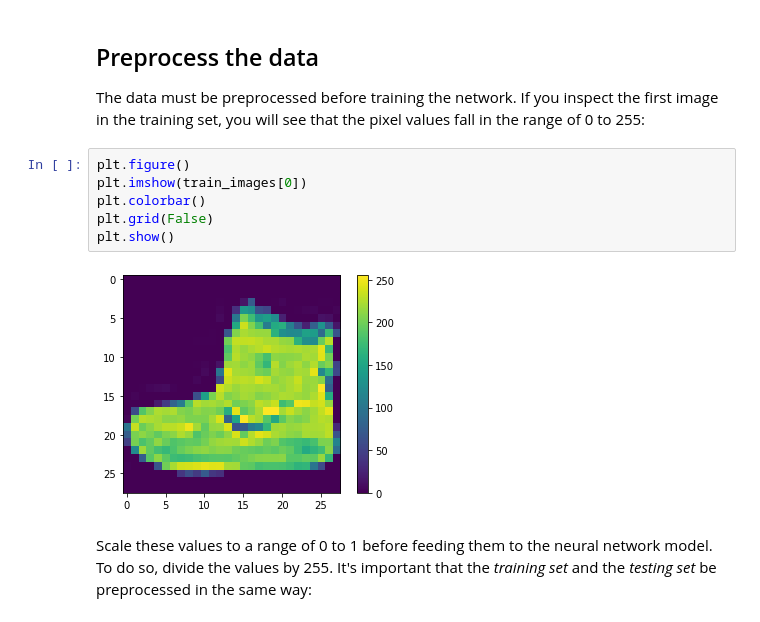
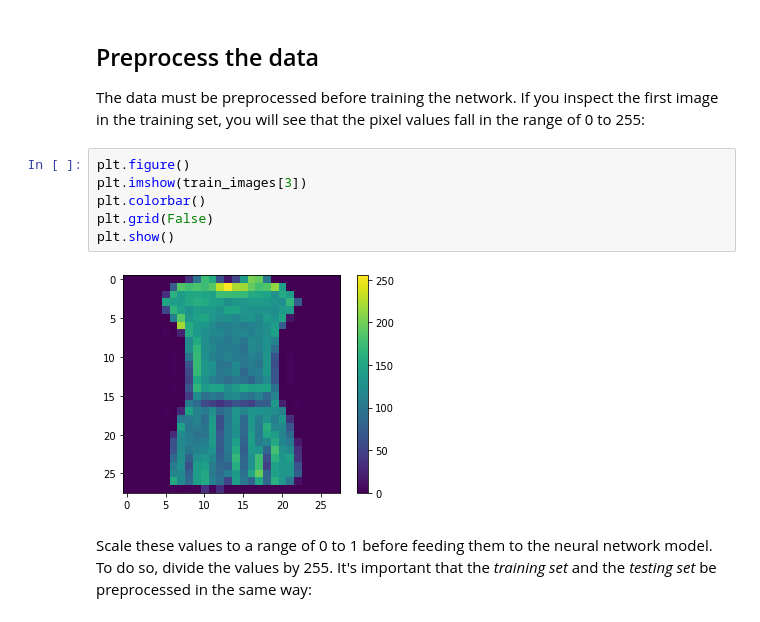
Before and after one commit to vkjadon/tf-CNN, a Jupyter notebook: tf105classification.ipynb, the cells around one changed output. Drawn from its saved outputs; the diff is of its cells as text.

```diff
--- a/tf105classification.ipynb
+++ b/tf105classification.ipynb
@@ -140,12 +145,12 @@ len(test_labels)
 The data must be preprocessed before training the network. If you inspect the first image in the training set, you will see that the pixel values fall in the range of 0 to 255:
 # %%
 plt.figure()
-plt.imshow(train_images[0])
+plt.imshow(train_images[3])
 plt.colorbar()
 plt.grid(False)
 plt.show()
 # %% [output]
-[figure, old version]
+[figure, new version]
 # %% [markdown]
 Scale these values to a range of 0 to 1 before feeding them to the neural network model. To do so, divide the values by 255. It's important that the *training set* and the *testing set* be preprocessed in the same way:
 # %%
```
Also changed, not shown: parts of 12 cells of this notebook.
